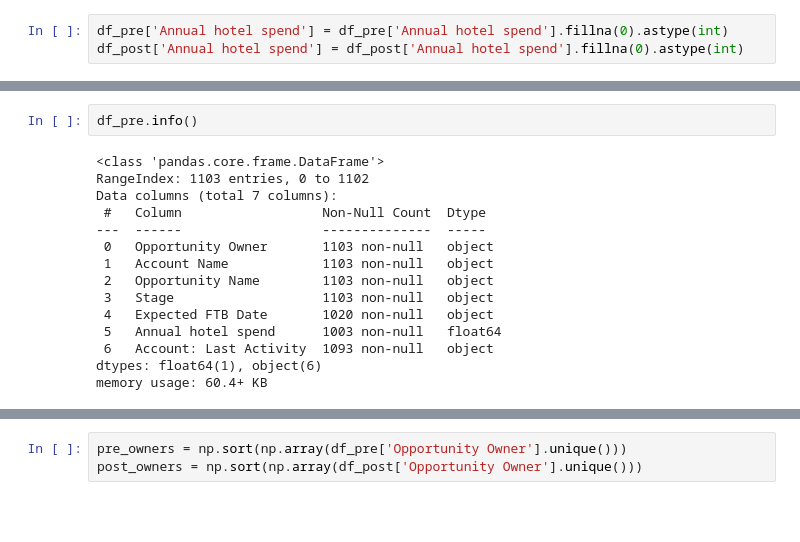
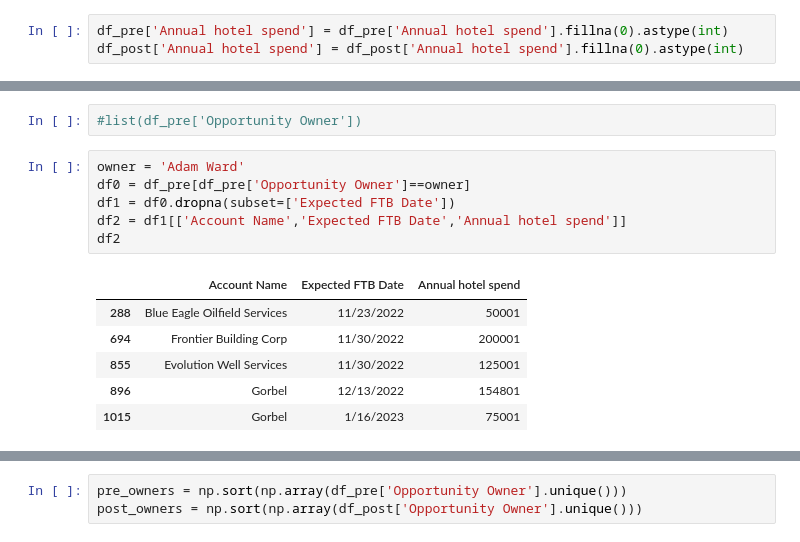
Before and after one commit to EnricoBorriello/Pipeline, a Jupyter notebook: Main.ipynb, the cells around one changed output, grey strips where cells are left out. Saved outputs shown, nothing was run; the diff lists cells and outputs as text; blank space fills up the shorter version.

```diff
--- a/Main.ipynb
+++ b/Main.ipynb
@@ -53,17 +16,15 @@ pd.concat([p,p])
+# %%
+#list(df_pre['Opportunity Owner'])
 # %%
-df_pre.info()
+owner = 'Adam Ward'
+df0 = df_pre[df_pre['Opportunity Owner']==owner]
+df1 = df0.dropna(subset=['Expected FTB Date'])
+df2 = df1[['Account Name','Expected FTB Date','Annual hotel spend']]
+df2
 # %% [output]
-<class 'pandas.core.frame.DataFrame'>
-RangeIndex: 1103 entries, 0 to 1102
-Data columns (total 7 columns):
- #   Column                  Non-Null Count  Dtype
----  ------                  --------------  -----
- 0   Opportunity Owner       1103 non-null   object
- 1   Account Name            1103 non-null   object
- 2   Opportunity Name        1103 non-null   object
- 3   Stage                   1103 non-null   object
- 4   Expected FTB Date       1020 non-null   object
- 5   Annual hotel spend      1003 non-null   float64
- 6   Account: Last Activity  1093 non-null   object
-dtypes: float64(1), object(6)
-memory usage: 60.4+ KB
+|  | Account Name | Expected FTB Date | Annual hotel spend |
+| 288 | Blue Eagle Oilfield Services | 11/23/2022 | 50001 |
+| 694 | Frontier Building Corp | 11/30/2022 | 200001 |
+| 855 | Evolution Well Services | 11/30/2022 | 125001 |
+| 896 | Gorbel | 12/13/2022 | 154801 |
+| 1015 | Gorbel | 1/16/2023 | 75001 |
```
Also changed, not shown: parts of 11 cells of this notebook.
